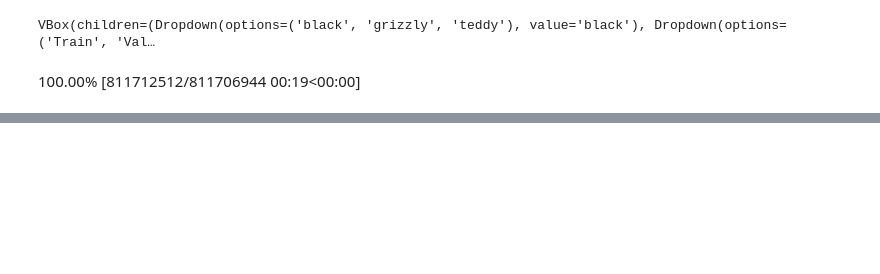
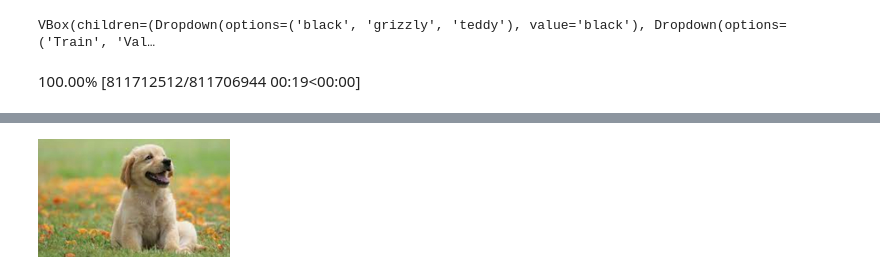
Before and after one commit to champsleague/Deep-Learning, a Jupyter notebook: Lesson2.ipynb, the cells around one changed output, grey strips where cells are left out. Saved outputs shown, nothing was run; the diff lists cells and outputs as text; code cells hidden in the pictures; blank space fills up the shorter version.

```diff
--- a/Lesson2.ipynb
+++ b/Lesson2.ipynb
@@ -191,0 +223,6 @@ Downloading: "https://download.pytorch.org/models/resnet18-f37072fd.pth" to /roo
+# %%
+im = PILImage.create('dog.jpg')
+im.thumbnail((192,192))
+im
+# %% [output]
+[figure, added]
```
Also changed, not shown: parts of 9 cells of this notebook.
